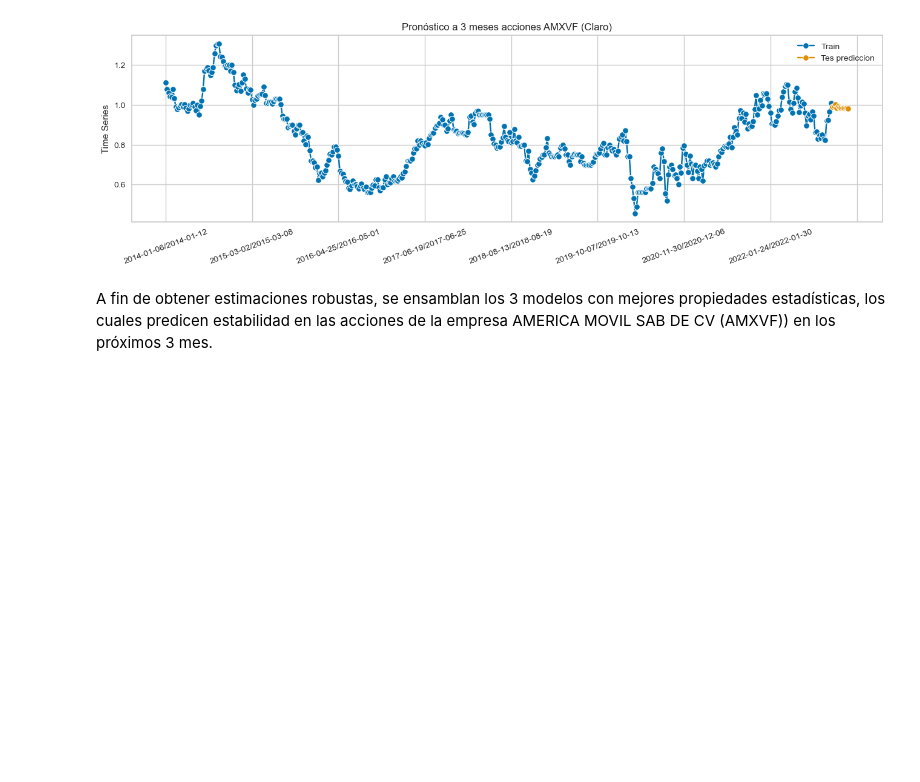
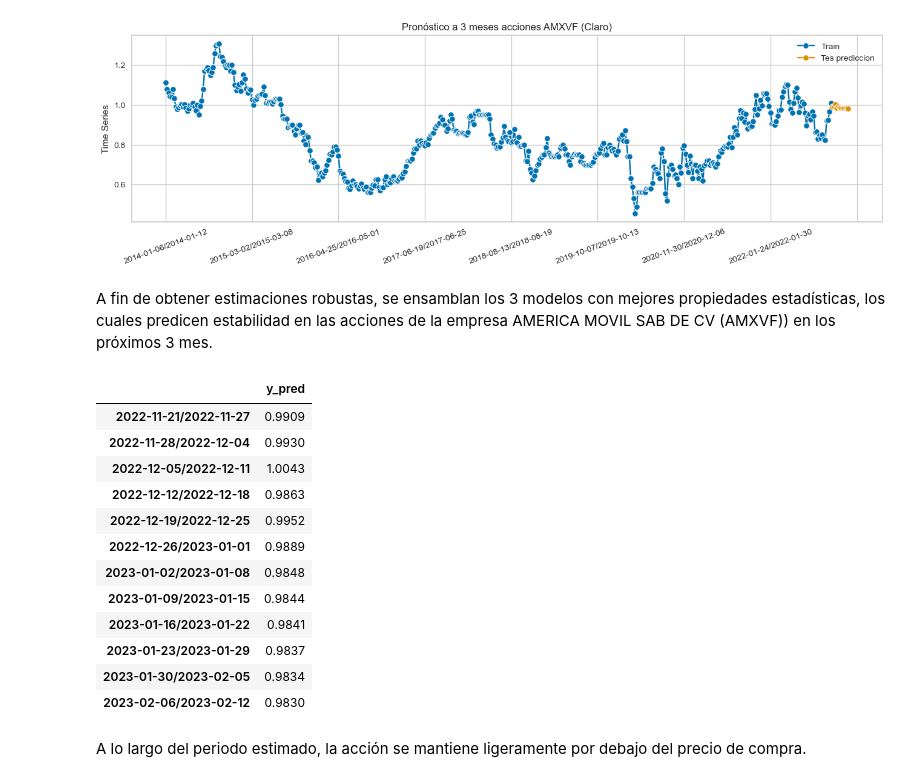
Before and after one commit to antoniomedina99/Forecasting-Comportamiento-del-precio-de-acciones-AMERICA-MOVIL-SAB-DE-CV-claro-API-Yhoo, a Jupyter notebook: Notebook.ipynb, the cells around one changed output. Cells and saved outputs as stored; diff of their text form; code cells hidden in the pictures; blank space fills up the shorter version.

```diff
--- a/Notebook.ipynb
+++ b/Notebook.ipynb
@@ -254,3 +254,21 @@ plt.show()
 [figure]
 # %% [markdown]
 A fin de obtener estimaciones robustas, se ensamblan los 3 modelos con mejores propiedades estadísticas, los cuales predicen estabilidad en las acciones de la empresa AMERICA MOVIL SAB DE CV (AMXVF)) en los próximos 3 mes.
+# %%
+y_predict
+# %% [output]
+|  | y_pred |
+| 2022-11-21/2022-11-27 | 0.9909 |
+| 2022-11-28/2022-12-04 | 0.9930 |
+| 2022-12-05/2022-12-11 | 1.0043 |
+| 2022-12-12/2022-12-18 | 0.9863 |
+| 2022-12-19/2022-12-25 | 0.9952 |
+| 2022-12-26/2023-01-01 | 0.9889 |
+| 2023-01-02/2023-01-08 | 0.9848 |
+| 2023-01-09/2023-01-15 | 0.9844 |
+| 2023-01-16/2023-01-22 | 0.9841 |
+| 2023-01-23/2023-01-29 | 0.9837 |
+| 2023-01-30/2023-02-05 | 0.9834 |
+| 2023-02-06/2023-02-12 | 0.9830 |
+# %% [markdown]
+A lo largo del periodo estimado, la acción se mantiene ligeramente por debajo del precio de compra.
```
Also changed, not shown: parts of 3 cells of this notebook, 4 other files.
